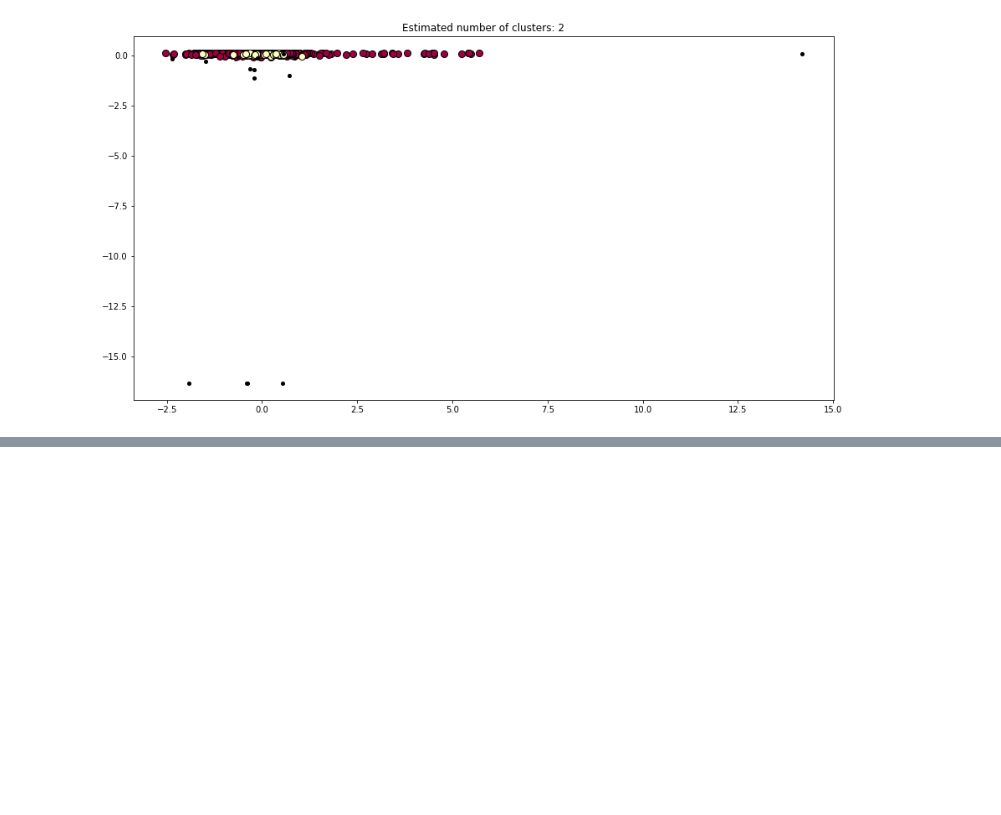
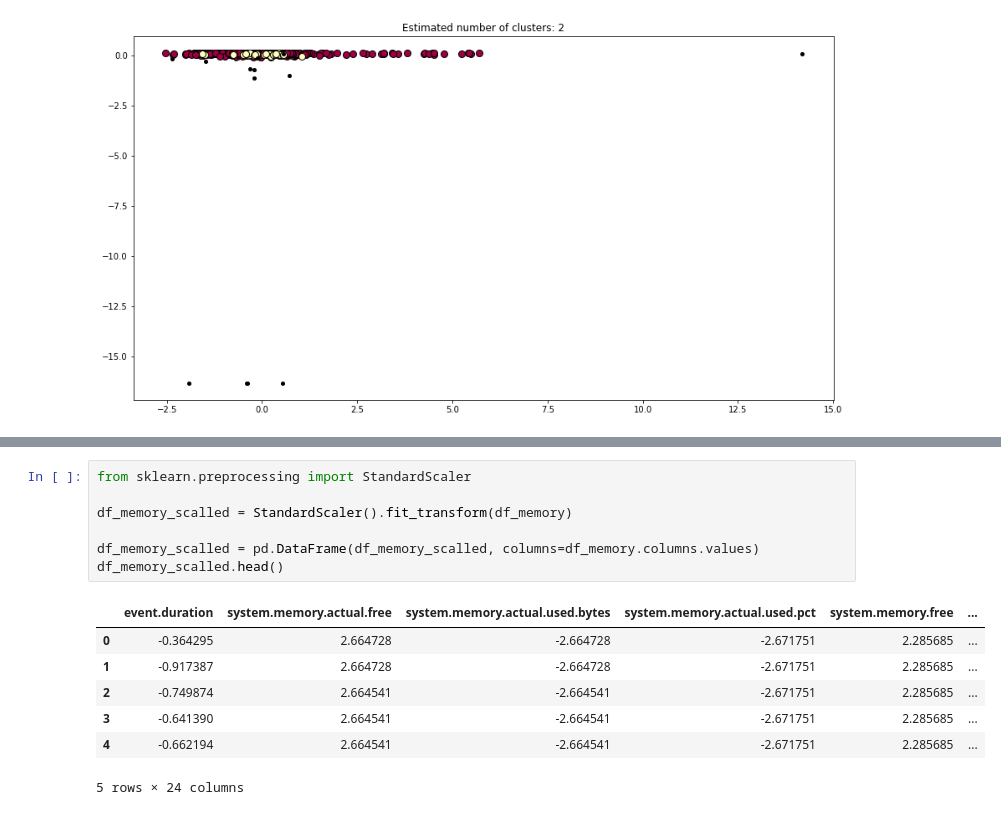
Before and after one commit to xetxezarreta/docker-elk, a Jupyter notebook: sb-ml/clustering/clustering-metricbeat.ipynb, the cells around one changed output, grey strips where cells are left out. Saved outputs shown, nothing was run; the diff lists cells and outputs as text; blank space fills up the shorter version.

```diff
--- a/sb-ml/clustering/clustering-metricbeat.ipynb
+++ b/sb-ml/clustering/clustering-metricbeat.ipynb
@@ -221,0 +225,15 @@ Counter({0: 28,
+# %%
+from sklearn.preprocessing import StandardScaler
+
+df_memory_scalled = StandardScaler().fit_transform(df_memory)
+
+df_memory_scalled = pd.DataFrame(df_memory_scalled, columns=df_memory.columns.values)
+df_memory_scalled.head()
+# %% [output]
+|  | event.duration | system.memory.actual.free | system.memory.actual.used.bytes | system.memory.actual.used.pct | system.memory.free | ... |
+| 0 | -0.364295 | 2.664728 | -2.664728 | -2.671751 | 2.285685 | ... |
+| 1 | -0.917387 | 2.664728 | -2.664728 | -2.671751 | 2.285685 | ... |
+| 2 | -0.749874 | 2.664541 | -2.664541 | -2.671751 | 2.285685 | ... |
+| 3 | -0.641390 | 2.664541 | -2.664541 | -2.671751 | 2.285685 | ... |
+| 4 | -0.662194 | 2.664541 | -2.664541 | -2.671751 | 2.285685 | ... |
+5 rows × 24 columns
```
Also changed, not shown: parts of 5 cells of this notebook.
